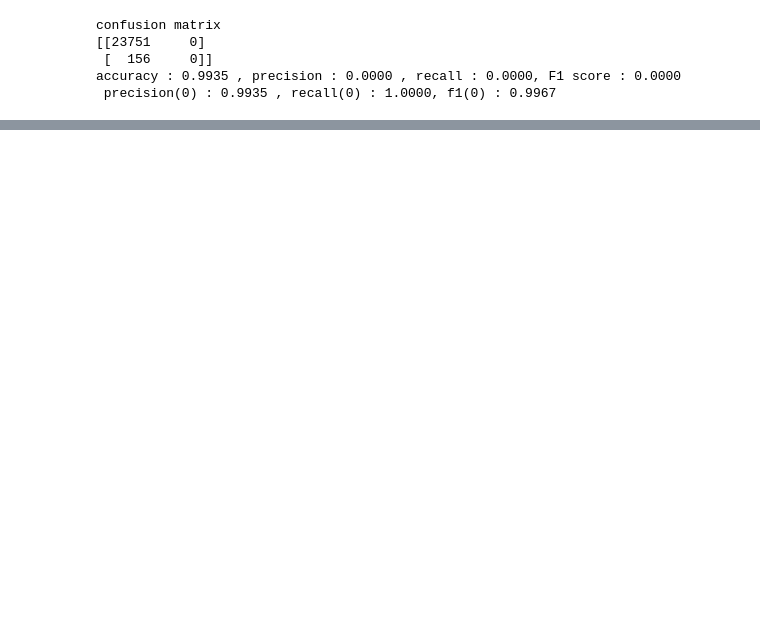
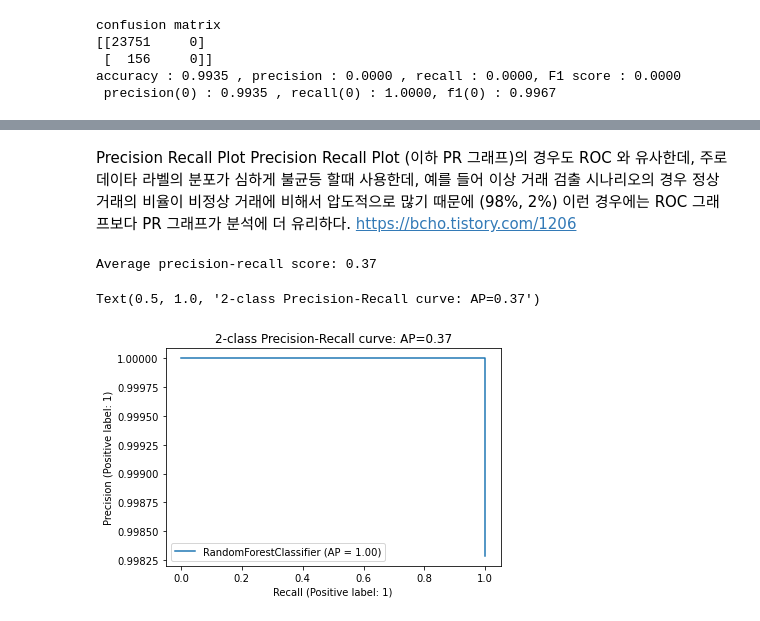
Before and after one commit to YellaCRE/FinanceData, a Jupyter notebook: SMOTE N_RF.ipynb, the cells around one changed output, grey strips where cells are left out. Saved outputs shown, nothing was run; the diff lists cells and outputs as text; code cells hidden in the pictures; blank space fills up the shorter version.

```diff
--- a/SMOTE N_RF.ipynb
+++ b/SMOTE N_RF.ipynb
@@ -164,0 +175,19 @@ roc_curve_plot(y_test, predict_prob_class)
+# %% [markdown]
+Precision Recall Plot
+Precision Recall Plot (이하 PR 그래프)의 경우도 ROC 와 유사한데, 주로 데이타 라벨의 분포가 심하게 불균등 할때 사용한데, 예를 들어 이상 거래 검출 시나리오의 경우 정상 거래의 비율이 비정상 거래에 비해서 압도적으로 많기 때문에 (98%, 2%) 이런 경우에는 ROC 그래프보다 PR 그래프가 분석에 더 유리하다.
+https://bcho.tistory.com/1206
+# %%
+# Precision-Recall Curve best grid
+y_score = rf_clf2.predict_proba(X_test)[:,1]
+
+average_precision = average_precision_score(y_test, y_score)
+print('Average precision-recall score: {0:0.2f}'.format(
+      average_precision))
+
+disp = plot_precision_recall_curve(rf_clf4, X_train_samp, y_train_samp)
+disp.ax_.set_title('2-class Precision-Recall curve: '
+                   'AP={0:0.2f}'.format(average_precision))
+# %% [output]
+Average precision-recall score: 0.37
+Text(0.5, 1.0, '2-class Precision-Recall curve: AP=0.37')
+[figure, added]
```
Also changed, not shown: parts of 11 cells of this notebook.
